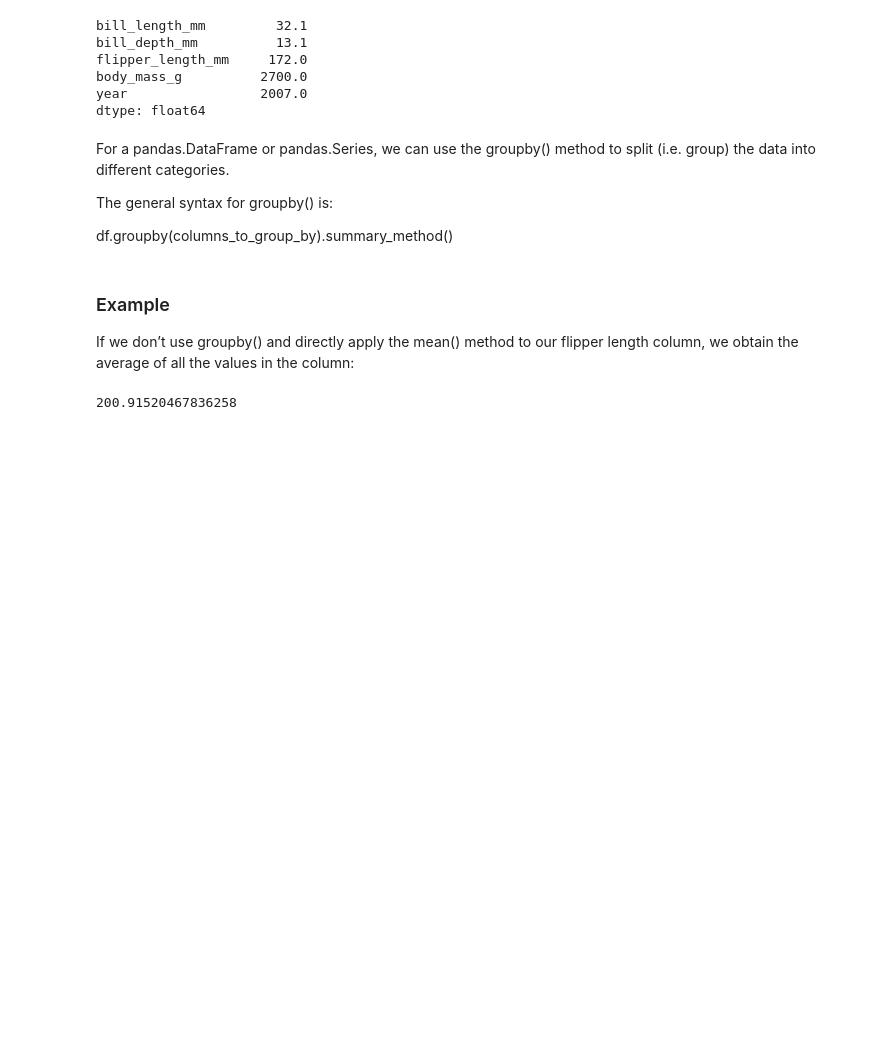
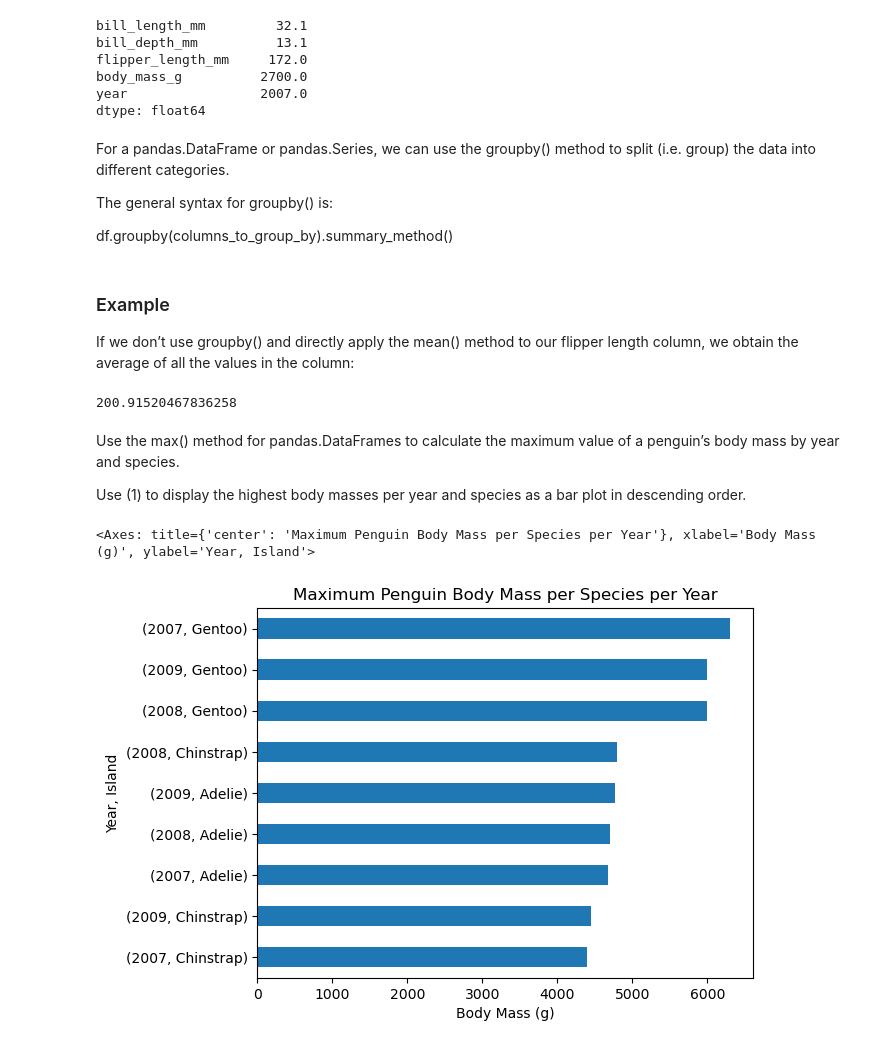
Before and after one commit to SRKads1998/eds220-2025-in-class, a Jupyter notebook: week2-groupby.ipynb, the cells around one changed output. Drawn from its saved outputs; the diff is of its cells as text; code cells hidden in the pictures; blank space fills up the shorter version.

```diff
--- a/week2-groupby.ipynb
+++ b/week2-groupby.ipynb
@@ -64,3 +64,29 @@ we obtain the average of all the values in the column:
 penguins['flipper_length_mm'].mean()
 # %% [output]
 200.91520467836258
+# %% [markdown]
+Use the max() method for pandas.DataFrames to calculate the maximum value of a penguin’s body mass by year and species.
+
+
+Use (1) to display the highest body masses per year and species as a bar plot in descending order.
+# %%
+# Q1
+
+(penguins.groupby(['year', 'species'])
+        .body_mass_g
+        .max()
+)
+
+# Q2
+(penguins.groupby(['year', 'species'])
+        .body_mass_g
+        .max()
+        .sort_values()
+        . plot(kind='barh',
+              title= 'Maximum Penguin Body Mass per Species per Year',
+              ylabel = ('Year, Island'),
+              xlabel = ('Body Mass (g)'))
+)
+# %% [output]
+<Axes: title={'center': 'Maximum Penguin Body Mass per Species per Year'}, xlabel='Body Mass (g)', ylabel='Year, Island'>
+[figure, added]
```
